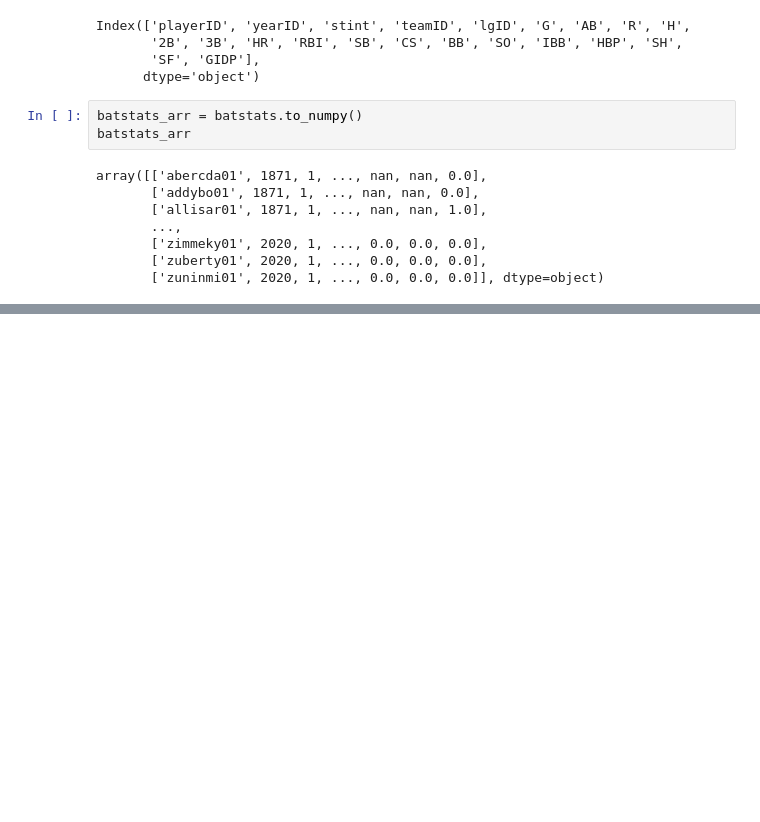
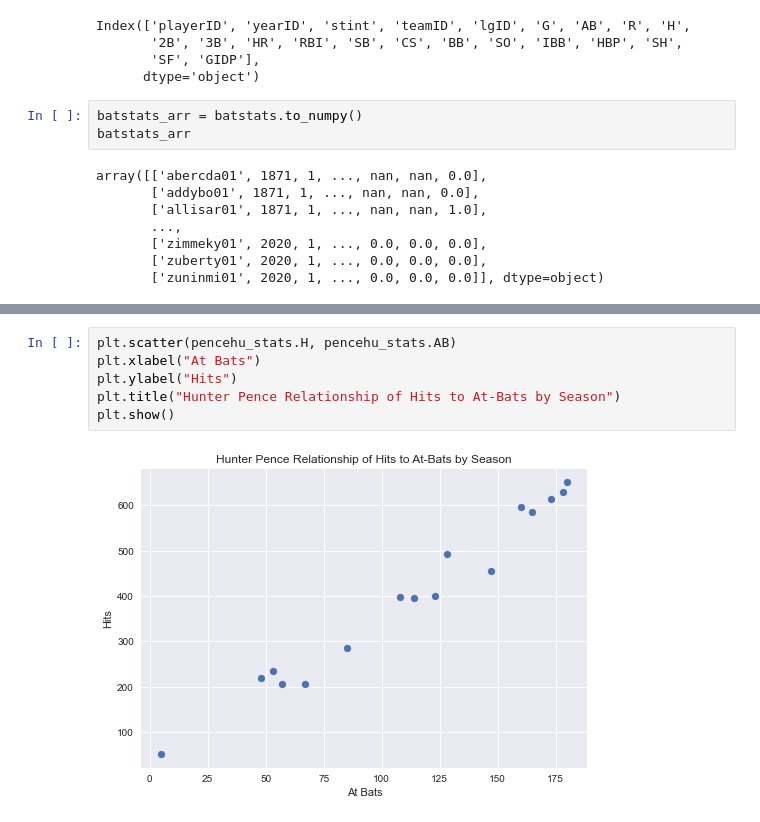
Before and after one commit to matthewjchin/baseballstats, a Jupyter notebook: Slug_Datavis.ipynb, the cells around one changed output, grey strips where cells are left out. Cells and saved outputs as stored; diff of their text form; blank space fills up the shorter version.

```diff
--- a/Slug_Datavis.ipynb
+++ b/Slug_Datavis.ipynb
@@ -121,0 +137,8 @@ Hello
+# %%
+plt.scatter(pencehu_stats.H, pencehu_stats.AB)
+plt.xlabel("At Bats")
+plt.ylabel("Hits")
+plt.title("Hunter Pence Relationship of Hits to At-Bats by Season")
+plt.show()
+# %% [output]
+[figure, added]
```
Also changed, not shown: parts of 5 cells of this notebook.
